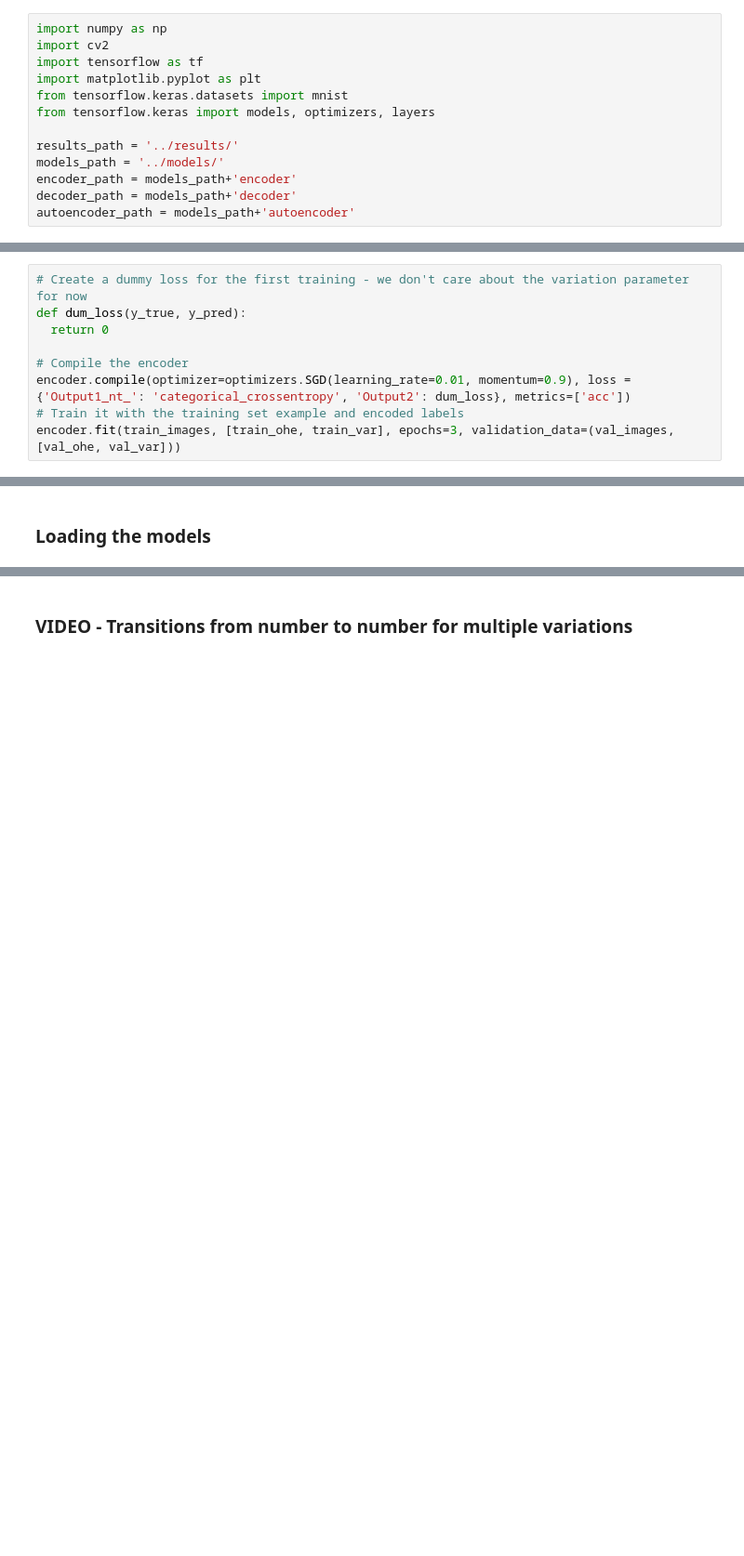
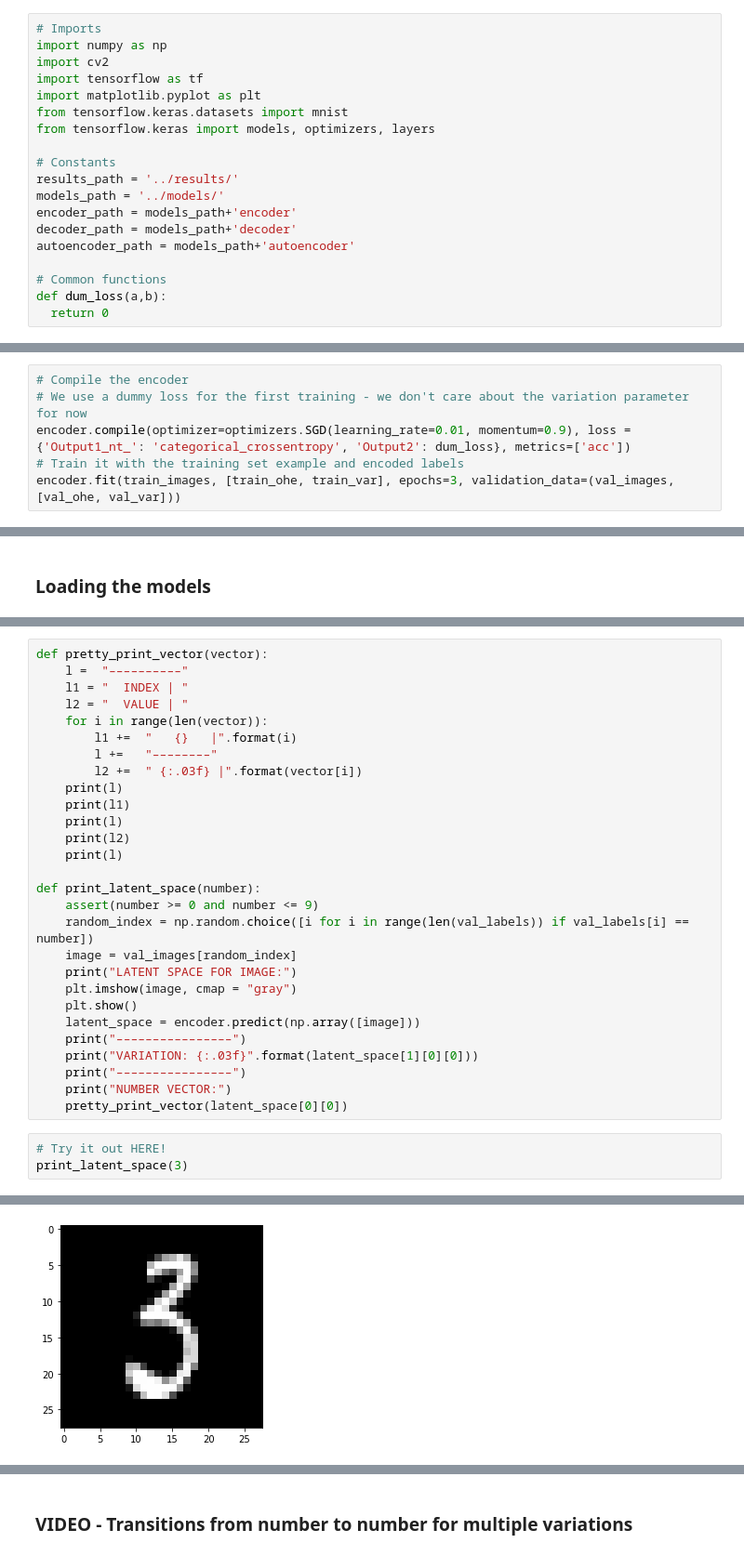
Before and after one commit to Kem975/CS512_Autoencoders, a Jupyter notebook: src/notebook.ipynb, the cells around one changed output, grey strips where cells are left out. Shown at 93% size. Cells and saved outputs as stored; diff of their text form; blank space fills up the shorter version.

```diff
--- a/src/notebook.ipynb
+++ b/src/notebook.ipynb
@@ -1,6 +1,7 @@
 # %% [markdown]
 ## Imports and Constants
 # %%
+# Imports
 import numpy as np
 import cv2
 import tensorflow as tf
@@ -8,11 +9,16 @@ import matplotlib.pyplot as plt
 from tensorflow.keras.datasets import mnist
 from tensorflow.keras import models, optimizers, layers
 
+# Constants
 results_path = '../results/'
 models_path = '../models/'
 encoder_path = models_path+'encoder'
 decoder_path = models_path+'decoder'
 autoencoder_path = models_path+'autoencoder'
+
+# Common functions
+def dum_loss(a,b):
+  return 0
 # %% [markdown]
 ## Load and process the MNIST dataset
 # %%
@@ -72,11 +78,8 @@ Trainable params: 631,595
 Non-trainable params: 13,121
 __________________________________________________________________________________________________
 # %%
-# Create a dummy loss for the first training - we don't care about the variation parameter for now
-def dum_loss(y_true, y_pred):
-  return 0
-
 # Compile the encoder
+# We use a dummy loss for the first training - we don't care about the variation parameter for now
 encoder.compile(optimizer=optimizers.SGD(learning_rate=0.01, momentum=0.9), loss = {'Output1_nt_': 'categorical_crossentropy', 'Output2': dum_loss}, metrics=['acc'])
 # Train it with the training set example and encoded labels
 encoder.fit(train_images, [train_ohe, train_var], epochs=3, validation_data=(val_images, [val_ohe, val_var]))
@@ -232,0 +274,32 @@ autoencoder = tf.keras.models.load_model(autoencoder_path)
+# %%
+def pretty_print_vector(vector):
+    l =  "––––––––––"
+    l1 = "  INDEX | "
+    l2 = "  VALUE | "
+    for i in range(len(vector)):
+        l1 +=  "   {}   |".format(i)
+        l +=   "––––––––"
+        l2 +=  " {:.03f} |".format(vector[i])
+    print(l)
+    print(l1)
+    print(l)
+    print(l2)
+    print(l)
+
+def print_latent_space(number):
+    assert(number >= 0 and number <= 9)
+    random_index = np.random.choice([i for i in range(len(val_labels)) if val_labels[i] == number])
+    image = val_images[random_index]
+    print("LATENT SPACE FOR IMAGE:")
+    plt.imshow(image, cmap = "gray")
+    plt.show()
+    latent_space = encoder.predict(np.array([image]))
+    print("––––––––––––––––")
+    print("VARIATION: {:.03f}".format(latent_space[1][0][0]))
+    print("––––––––––––––––")
+    print("NUMBER VECTOR:")
+    pretty_print_vector(latent_space[0][0])
+# %%
+# Try it out HERE!
+print_latent_space(3)
+# %% [output]
@@ -232,0 +307 @@ autoencoder = tf.keras.models.load_model(autoencoder_path)
+[figure, added]
```
Also changed, not shown: parts of 15 cells of this notebook.
